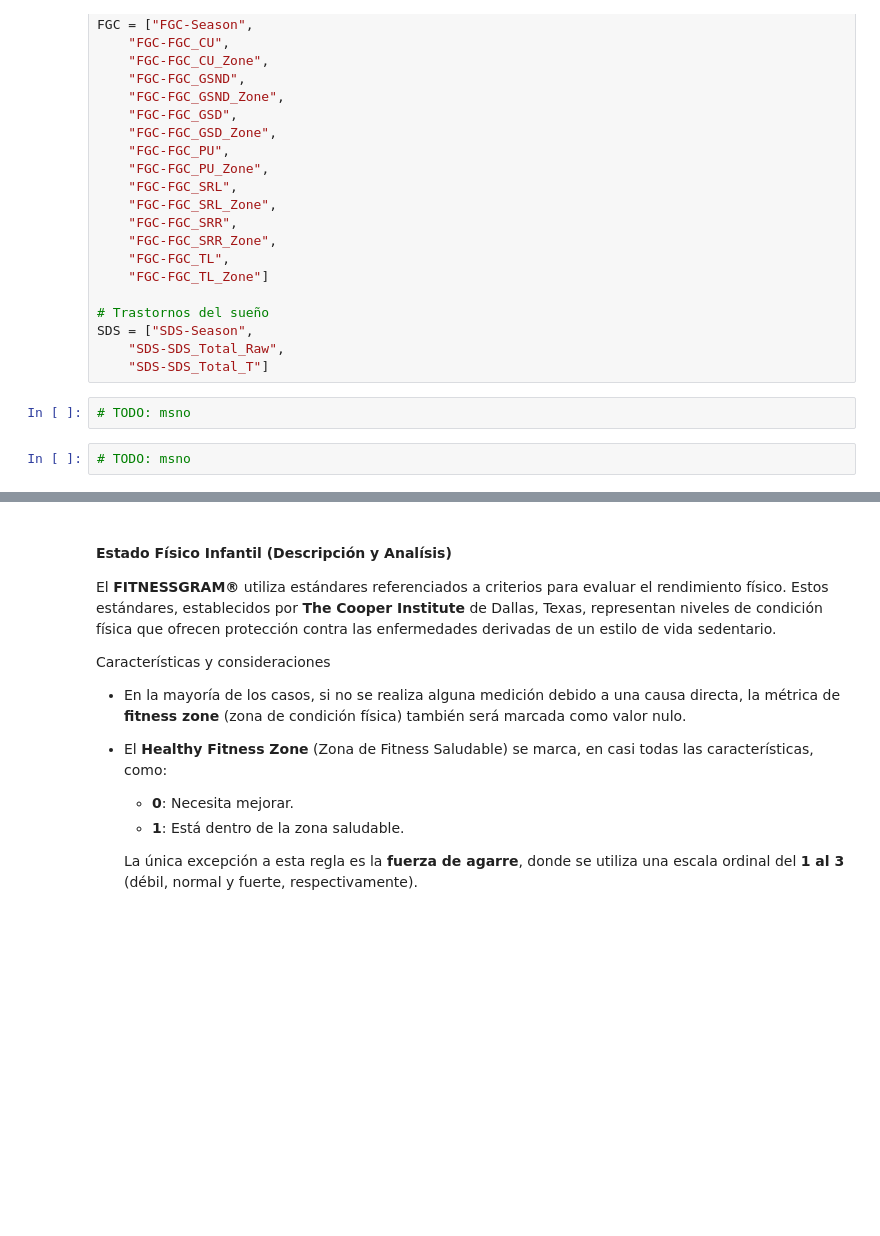
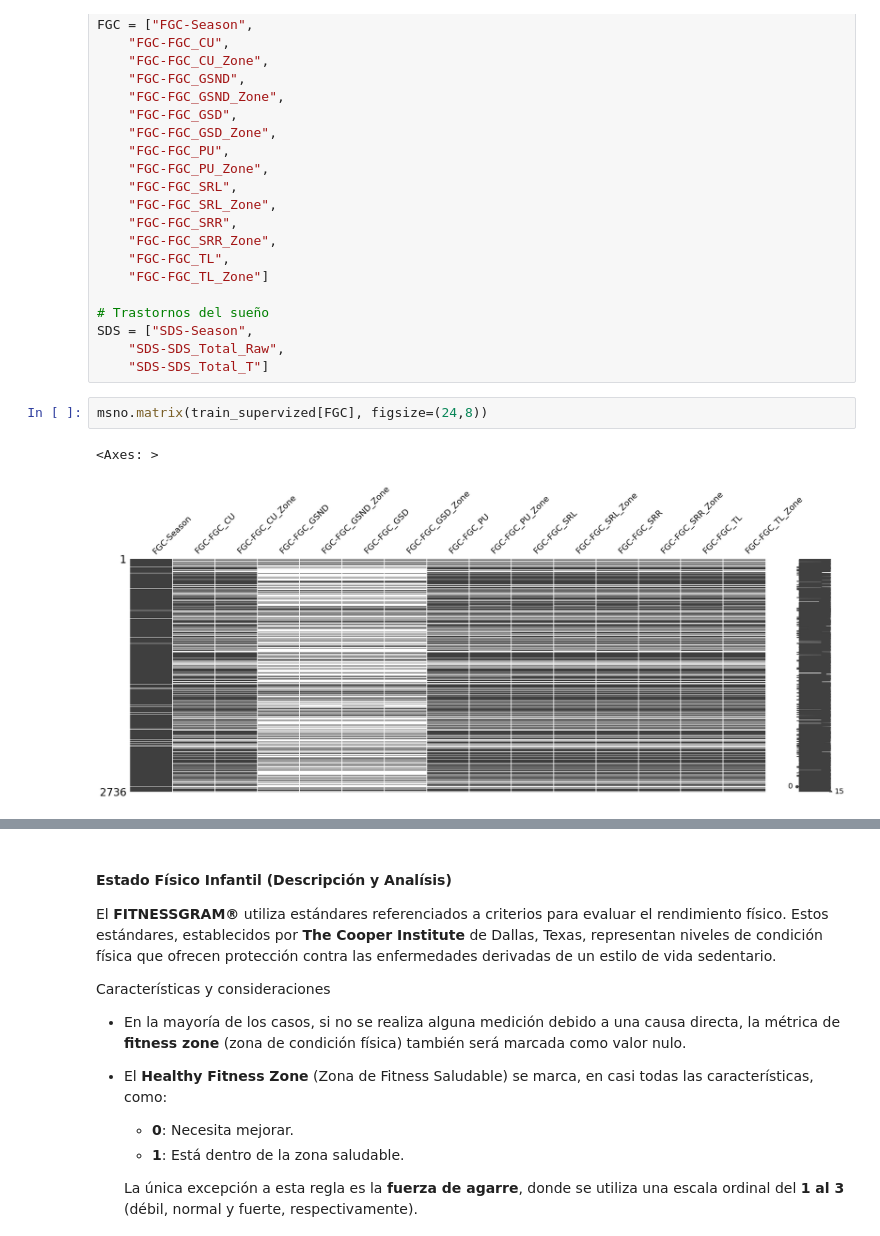
Before and after one commit to GustavoGtz/PIU_Prediction, a Jupyter notebook: proyect/child_mind_kaggle.ipynb, the cells around one changed output, grey strips where cells are left out. Cells and saved outputs as stored; diff of their text form; blank space fills up the shorter version.

```diff
--- a/proyect/child_mind_kaggle.ipynb
+++ b/proyect/child_mind_kaggle.ipynb
@@ -211,7 +215,8 @@ FGC = ["FGC-Season",
 SDS = ["SDS-Season",
     "SDS-SDS_Total_Raw",
     "SDS-SDS_Total_T"]
-# %%
-# TODO: msno
-# %%
-# TODO: msno
+# %%
+msno.matrix(train_supervized[FGC], figsize=(24,8))
+# %% [output]
+<Axes: >
+[figure, added]
```
Also changed, not shown: parts of 45 cells of this notebook.
